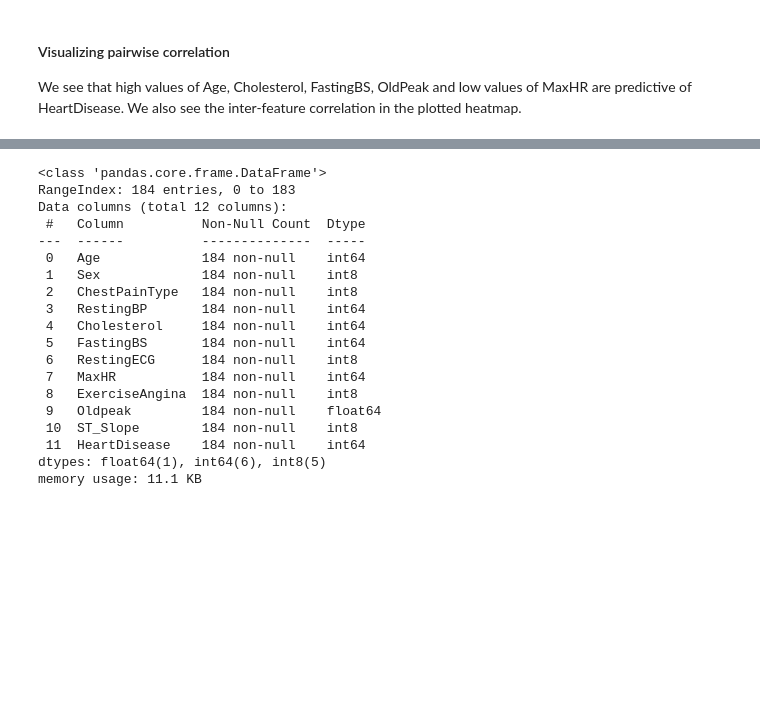
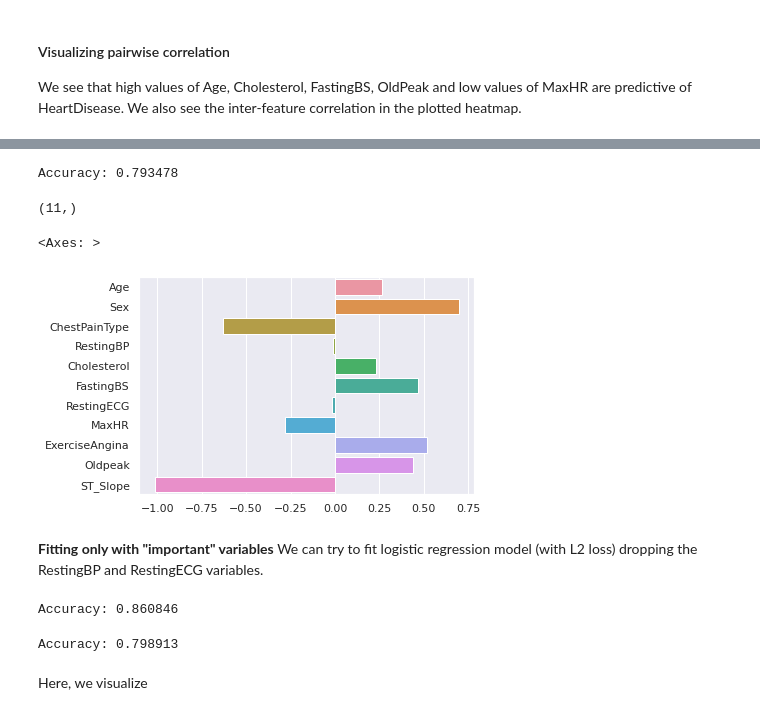
Before and after one commit to omkar-ethz/ml4hc-projects, a Jupyter notebook: project1/part1/main.ipynb, the cells around one changed output, grey strips where cells are left out. Drawn from its saved outputs; the diff is of its cells as text; code cells hidden in the pictures; blank space fills up the shorter version.

```diff
--- a/project1/part1/main.ipynb
+++ b/project1/part1/main.ipynb
@@ -146,0 +138,3 @@ memory usage: 55.3 KB
+# %%
+normalized_df=(data_frame-data_frame.mean())/data_frame.std()
+normalized_df.head()
@@ -147,3 +148,6 @@ memory usage: 55.3 KB
+# %%
+data_frame = normalized_df
+lr_classifier = LogisticRegression(solver='saga', penalty='l1', max_iter=2000).fit(data_frame, target_label)
 # %%
 predictions = lr_classifier.predict_proba(data_frame)
 predicted_labels = np.argmax(predictions, axis=1)
@@ -157,24 +161,51 @@ Accuracy: 0.837514
 test_frame = pd.read_csv("/home/omkar/ethz/fs23/ml4hc/project1/heart_failure/test_split.csv")
 test_frame[categorical_columns] = test_frame[categorical_columns].astype('category')
 test_frame[categorical_columns] = test_frame[categorical_columns].apply(lambda x: x.cat.codes)
-test_frame.info()
-# %% [output]
-<class 'pandas.core.frame.DataFrame'>
-RangeIndex: 184 entries, 0 to 183
-Data columns (total 12 columns):
- #   Column          Non-Null Count  Dtype
----  ------          --------------  -----
- 0   Age             184 non-null    int64
- 1   Sex             184 non-null    int8
- 2   ChestPainType   184 non-null    int8
- 3   RestingBP       184 non-null    int64
- 4   Cholesterol     184 non-null    int64
- 5   FastingBS       184 non-null    int64
- 6   RestingECG      184 non-null    int8
- 7   MaxHR           184 non-null    int64
- 8   ExerciseAngina  184 non-null    int8
- 9   Oldpeak         184 non-null    float64
- 10  ST_Slope        184 non-null    int8
- 11  HeartDisease    184 non-null    int64
-dtypes: float64(1), int64(6), int8(5)
-memory usage: 11.1 KB
+# %%
+test_target = test_frame.pop("HeartDisease")
+test_frame = (test_frame-test_frame.mean())/test_frame.std() #normalize
+predictions = lr_classifier.predict_proba(test_frame)
+predicted_labels = np.argmax(predictions, axis=1)
+
+# Calculate accuracy - test set
+accuracy = np.sum(predicted_labels == test_target) / len(test_target)
+print("Accuracy: %f" % accuracy)
+# %% [output]
+Accuracy: 0.793478
+# %%
+lr_classifier.coef_[0].shape
+data_frame.columns.to_numpy().shape
+# %% [output]
+(11,)
+# %%
+sns.barplot(y=data_frame.columns.to_numpy(), x=lr_classifier.coef_[0],orient='h')
+# %% [output]
+<Axes: >
+[figure, added]
+# %% [markdown]
+**Fitting only with "important" variables**
+We can try to fit logistic regression model (with L2 loss) dropping the RestingBP and RestingECG variables.
+# %%
+data_frame_truncated = data_frame.drop(columns=['RestingBP', 'RestingECG'])
+lr_classifier = LogisticRegression(solver='lbfgs', max_iter=2000).fit(data_frame_truncated, target_label)
+
+predictions = lr_classifier.predict_proba(data_frame_truncated)
+predicted_labels = np.argmax(predictions, axis=1)
+
+# Calculate accuracy - training set
+accuracy = np.sum(predicted_labels == target_label) / len(target_label)
+print("Accuracy: %f" % accuracy)
+# %% [output]
+Accuracy: 0.860846
+# %%
+test_frame_truncated = test_frame.drop(columns=['RestingBP', 'RestingECG'])
+predictions = lr_classifier.predict_proba(test_frame_truncated)
+predicted_labels = np.argmax(predictions, axis=1)
+
+# Calculate accuracy - test set
+accuracy = np.sum(predicted_labels == test_target) / len(test_target)
+print("Accuracy: %f" % accuracy)
+# %% [output]
+Accuracy: 0.798913
+# %% [markdown]
+Here, we visualize
```
Also changed, not shown: parts of 26 cells of this notebook, 1 other file.
